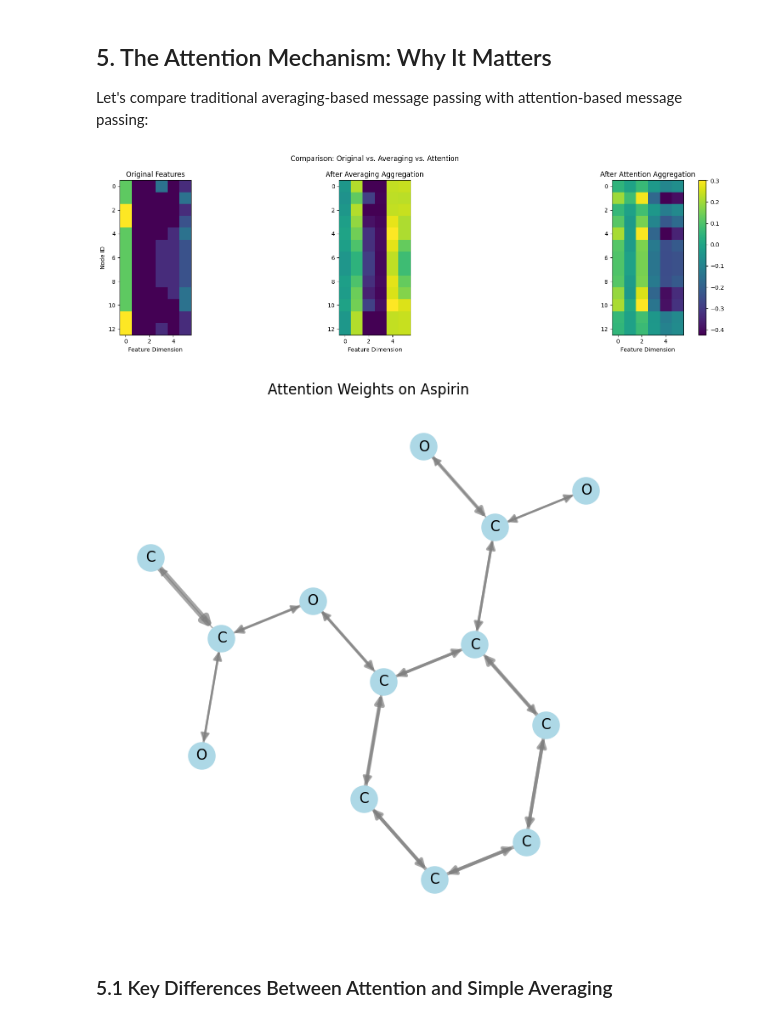
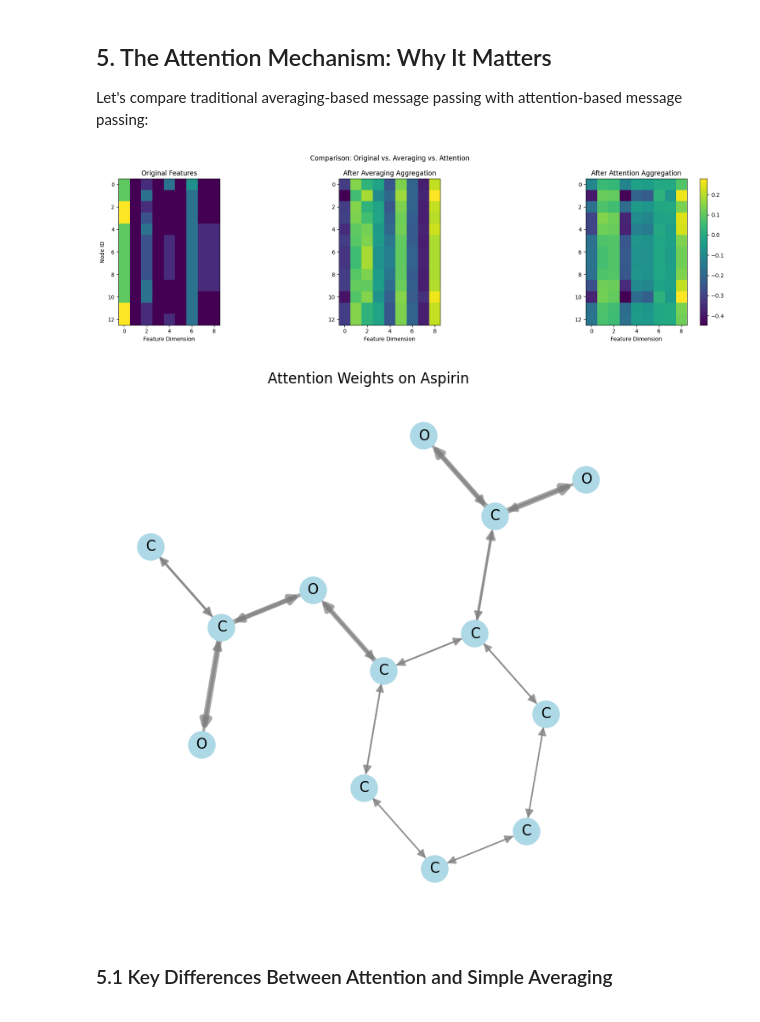
Before and after one commit to HFooladi/GNNs-For-Chemists, a Jupyter notebook: notebooks/05_GNN_GAT.ipynb, the cells around one changed output. Drawn from its saved outputs; the diff is of its cells as text; code cells hidden in the pictures.

```diff
--- a/notebooks/05_GNN_GAT.ipynb
+++ b/notebooks/05_GNN_GAT.ipynb
@@ -308,7 +319,7 @@ class SimpleAveragingLayer(MessagePassing):
 
     def forward(self, x, edge_index):
         # Transform node features
-        x = self.lin(x)
+        x = self.lin(x.float())
 
         # Start propagating messages
         return self.propagate(edge_index, x=x)
@@ -331,7 +342,7 @@ class SimpleAttentionLayer(MessagePassing):
 
     def forward(self, x, edge_index, return_attention_weights=False):
         # Transform node features
-        x = self.lin(x)
+        x = self.lin(x.float())
 
         # Start propagating messages with attention
         out = self.propagate(edge_index, x=x)
@@ -362,7 +373,7 @@ class SimpleAttentionLayer(MessagePassing):
     def update(self, aggr_out):
         return aggr_out
 
-def compare_averaging_vs_attention(data, input_dim=6, output_dim=6):
+def compare_averaging_vs_attention(data, input_dim=9, output_dim=9):
     """Compare averaging vs attention on a molecular graph"""
     # Initialize layers
     avg_layer = SimpleAveragingLayer(input_dim, output_dim)
@@ -441,35 +452,35 @@ def visualize_attention_on_graph(smiles, attention_weights, title="Attention Wei
         edges, weights = zip(*edge_att.items())
 
         # Normalize weights for visualization
         min_width = 1
         max_width = 5
         norm_weights = [min_width + (w - min(weights)) * (max_width - min_width) / (max(weights) - min(weights) + 1e-6) for w in weights]
 
         # Draw edges with varying width based on attention
         nx.draw_networkx_edges(G, pos,
                               edgelist=edges,
                               width=norm_weights,
                               edge_color='gray',
                               alpha=0.7,
                               arrowsize=15,
                               node_size=500)
     else:
         # Draw edges without attention weights
         nx.draw_networkx_edges(G, pos, edge_color='gray', alpha=0.7)
 
     plt.title(title)
     plt.axis('off')
     plt.show()
 
 # Reshape attention weights to match edges
 edge_att_weights = torch.zeros(aspirin_data.edge_index.size(1))
 for i in range(len(att_weights)):
     edge_att_weights[i] = att_weights[i]
 
 visualize_attention_on_graph(aspirin_smiles, edge_att_weights, "Attention Weights on Aspirin")
 # %% [output]
-[figure, old version]
+[figure, new version]
-[figure, old version]
+[figure, new version]
 # %% [markdown]
 ### 5.1 Key Differences Between Attention and Simple Averaging
 # %%
```
Also changed, not shown: parts of 9 cells of this notebook.
